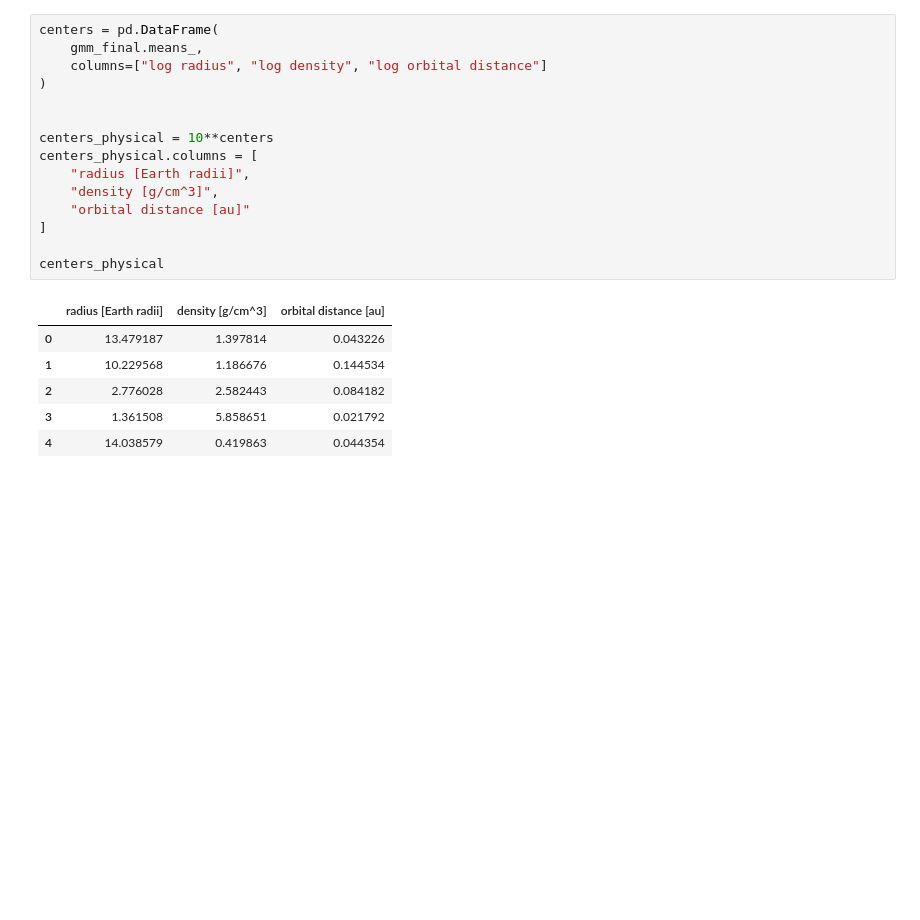
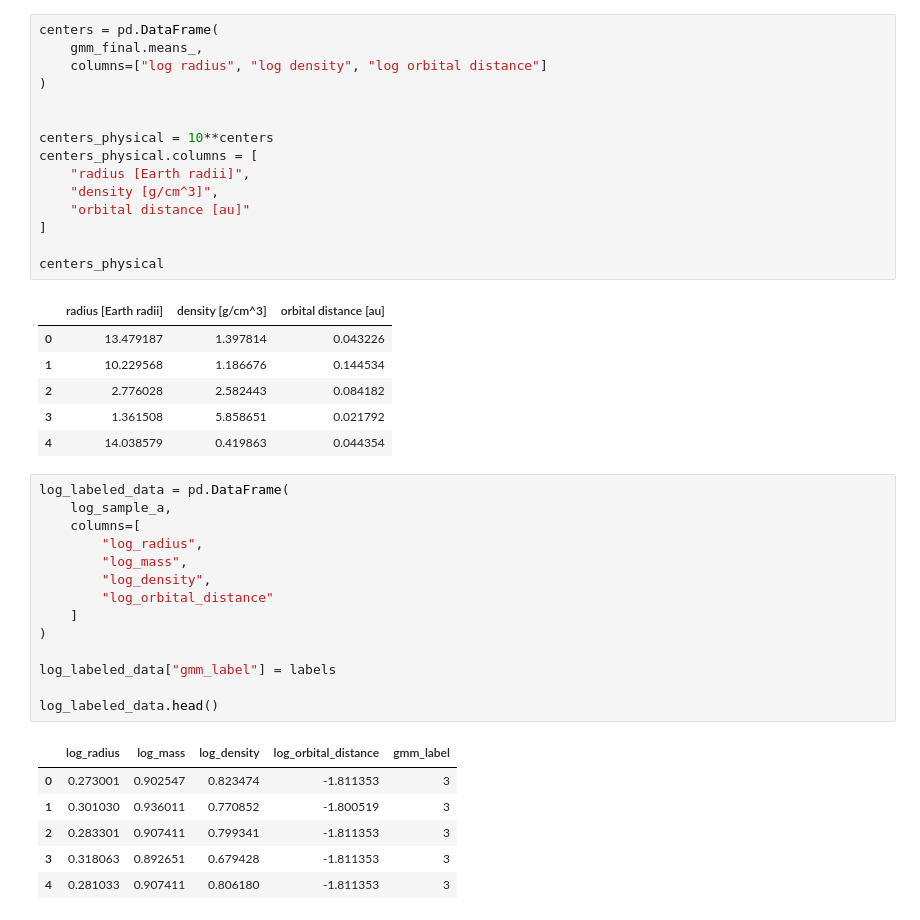
Before and after one commit to TarikOzpamuk/Astro_exercises, a Jupyter notebook: exercise6.ipynb, the cells around one changed output. Cells and saved outputs as stored; diff of their text form; blank space fills up the shorter version.

```diff
--- a/exercise6.ipynb
+++ b/exercise6.ipynb
@@ -234,3 +236,24 @@ centers_physical
 | 2 | 2.776028 | 2.582443 | 0.084182 |
 | 3 | 1.361508 | 5.858651 | 0.021792 |
 | 4 | 14.038579 | 0.419863 | 0.044354 |
+# %%
+log_labeled_data = pd.DataFrame(
+    log_sample_a,
+    columns=[
+        "log_radius",
+        "log_mass",
+        "log_density",
+        "log_orbital_distance"
+    ]
+)
+
+log_labeled_data["gmm_label"] = labels
+
+log_labeled_data.head()
+# %% [output]
+|  | log_radius | log_mass | log_density | log_orbital_distance | gmm_label |
+| 0 | 0.273001 | 0.902547 | 0.823474 | -1.811353 | 3 |
+| 1 | 0.301030 | 0.936011 | 0.770852 | -1.800519 | 3 |
+| 2 | 0.283301 | 0.907411 | 0.799341 | -1.811353 | 3 |
+| 3 | 0.318063 | 0.892651 | 0.679428 | -1.811353 | 3 |
+| 4 | 0.281033 | 0.907411 | 0.806180 | -1.811353 | 3 |
```
Also changed, not shown: parts of 4 cells of this notebook, 4 other files.
